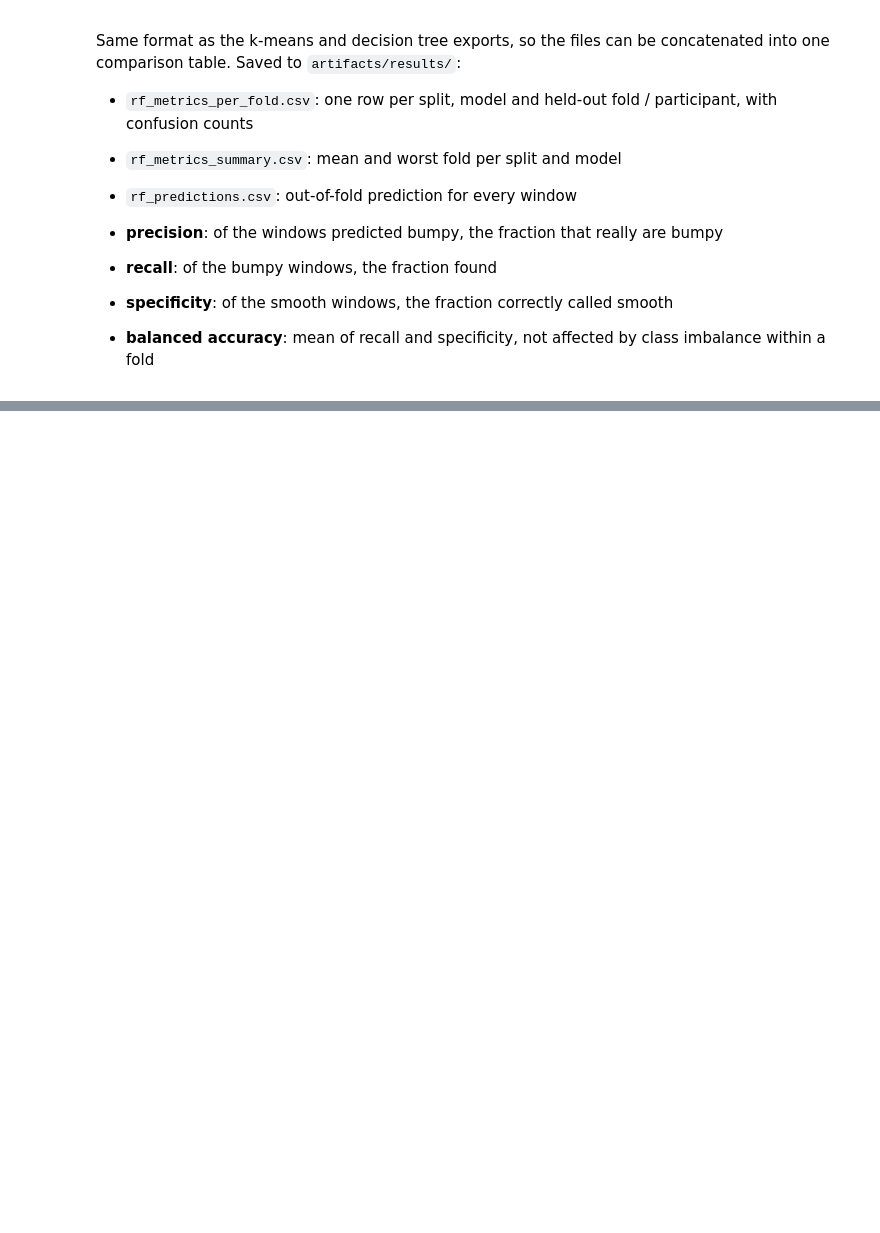
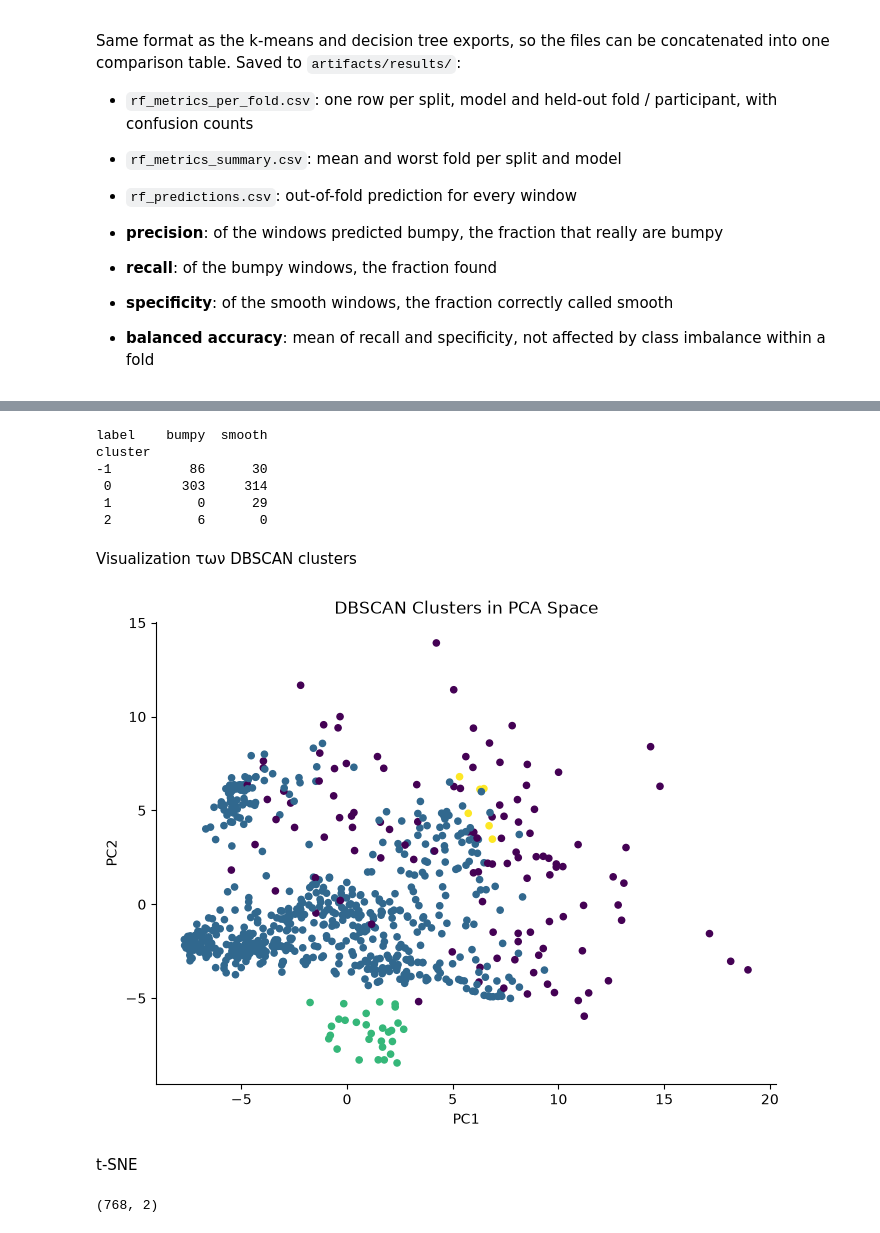
Before and after one commit to kostasparma/Machine_Learning_for_rides, a Jupyter notebook: group19.ipynb, the cells around one changed output, grey strips where cells are left out. Drawn from its saved outputs; the diff is of its cells as text; code cells hidden in the pictures; blank space fills up the shorter version.

```diff
--- a/group19.ipynb
+++ b/group19.ipynb
@@ -2011,0 +2275,45 @@ saved to D:\2-Courses\5ARE0-Project\Machine_Learning_for_rides\artifacts\results
+# %%
+result = metadata.copy()  # Copy metadata for cluster analysis
+result["cluster"] = clusters  # Add DBSCAN cluster assignments
+
+print(pd.crosstab(result["cluster"], result["label"]))  # Compare clusters with Bumpy/Smooth labels
+# %% [output]
+label    bumpy  smooth
+cluster
+-1          86      30
+ 0         303     314
+ 1           0      29
+ 2           6       0
+# %% [markdown]
+Visualization των DBSCAN clusters
+# %%
+plt.figure(figsize=(8, 6))  # Create the plot
+
+plt.scatter(
+    X_pca[:, 0],  # First principal component
+    X_pca[:, 1],  # Second principal component
+    c=clusters,   # Color points according to their DBSCAN cluster
+    s=20          # Set marker size
+)
+
+plt.xlabel("PC1")  # Label x-axis
+plt.ylabel("PC2")  # Label y-axis
+plt.title("DBSCAN Clusters in PCA Space")  # Add plot title
+plt.grid()  # Show grid
+plt.show()  # Display the plot
+# %% [output]
+[figure, added]
+# %% [markdown]
+t-SNE
+# %%
+tsne = TSNE(
+    n_components=2,  # Reduce the data to two dimensions
+    random_state=42,  # Make the result reproducible
+    perplexity=30  # Set the balance between local and global structure
+)
+
+X_tsne = tsne.fit_transform(X_pca)  # Compute the 2D t-SNE representation
+
+print(X_tsne.shape)  # Check the resulting shape
+# %% [output]
+(768, 2)
```
Also changed, not shown: parts of 44 cells of this notebook, 3 other files.
